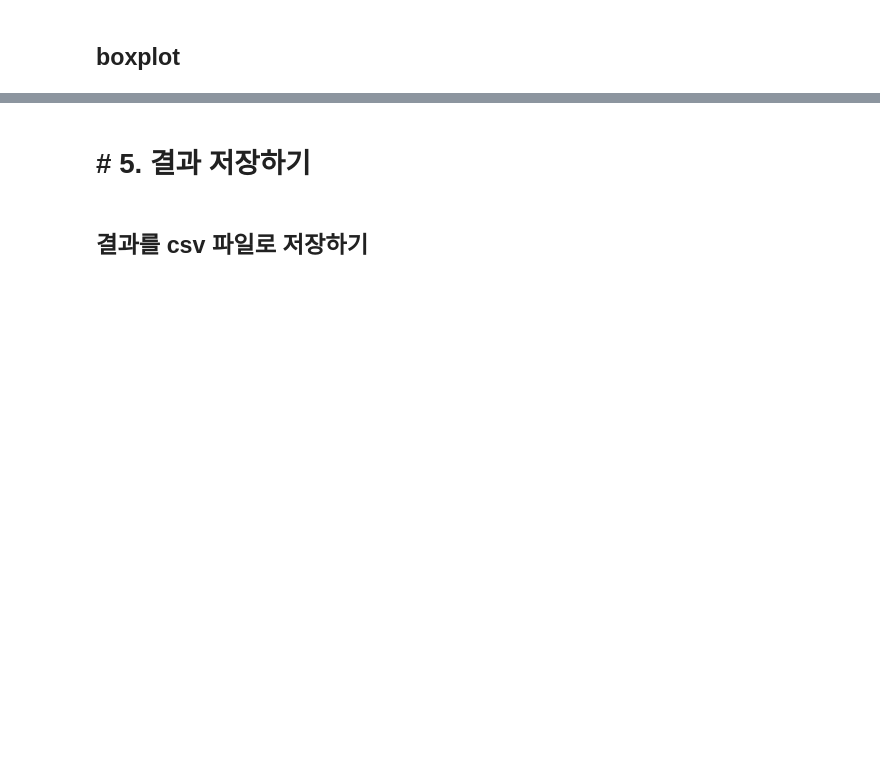
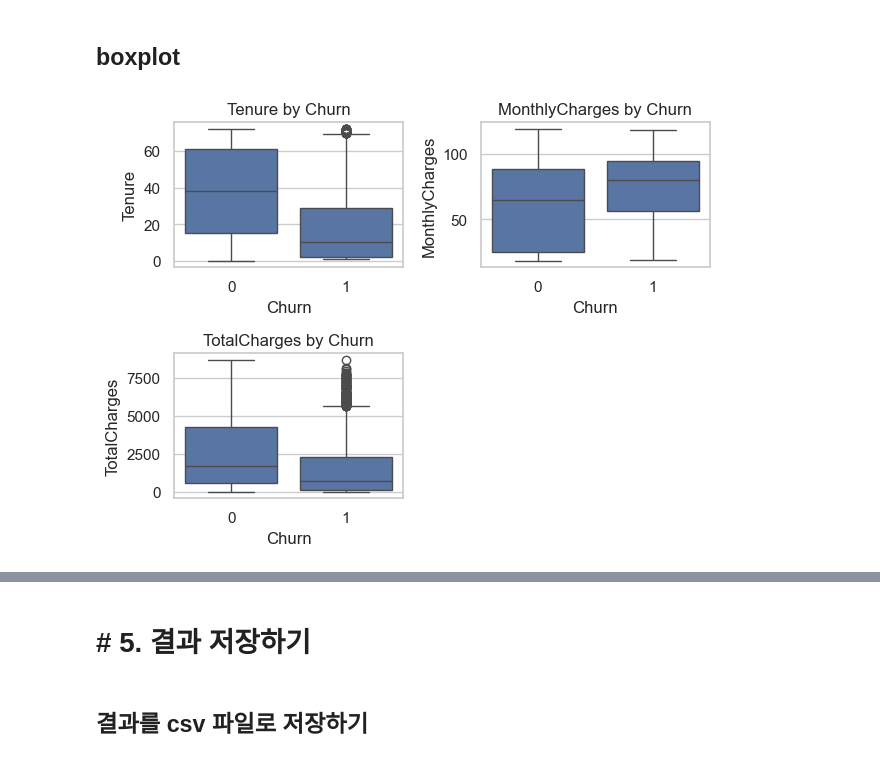
Before and after one commit to daewoong12/d_h, a Jupyter notebook: 25_파이썬데이터분석_실습_통신사고객이탈.ipynb, the cells around one changed output, grey strips where cells are left out. Drawn from its saved outputs; the diff is of its cells as text; code cells hidden in the pictures; blank space fills up the shorter version.

```diff
--- a/25_파이썬데이터분석_실습_통신사고객이탈.ipynb
+++ b/25_파이썬데이터분석_실습_통신사고객이탈.ipynb
@@ -709,2 +674,28 @@ plt.show()
 # %% [markdown]
 ## boxplot
+# %%
+# 1. tenure와 Churn
+plt.subplot(2, 2, 1)
+sns.boxplot(data=df, x='Churn', y='tenure')
+plt.title('Tenure by Churn')
+plt.xlabel('Churn')
+plt.ylabel('Tenure')
+
+# 2. MonthlyCharges와 Churn
+plt.subplot(2, 2, 2)
+sns.boxplot(data=df, x='Churn', y='MonthlyCharges')
+plt.title('MonthlyCharges by Churn')
+plt.xlabel('Churn')
+plt.ylabel('MonthlyCharges')
+
+# 3. TotalCharges와 Churn
+plt.subplot(2, 2, 3)
+sns.boxplot(data=df, x='Churn', y='TotalCharges')
+plt.title('TotalCharges by Churn')
+plt.xlabel('Churn')
+plt.ylabel('TotalCharges')
+
+plt.tight_layout()
+plt.show()
+# %% [output]
+[figure, added]
```
Also changed, not shown: parts of 7 cells of this notebook.
